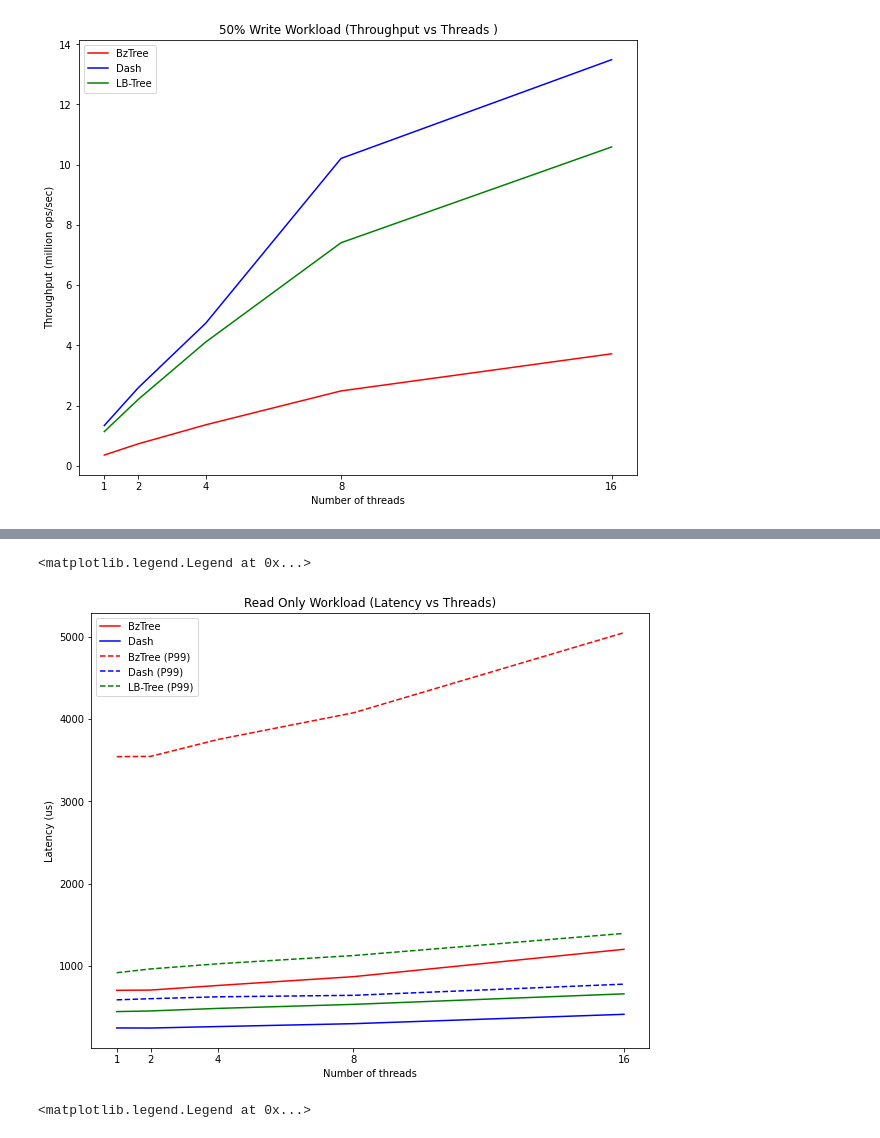
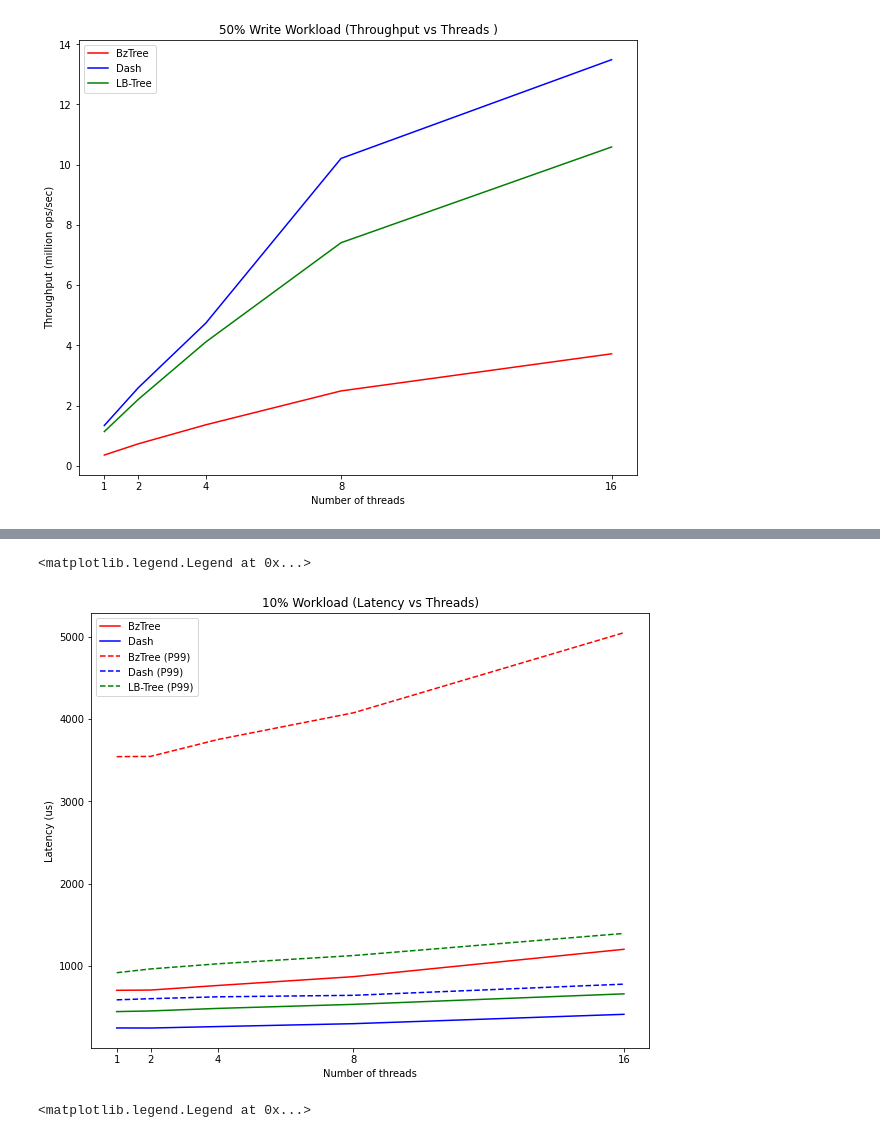
Before and after one commit to nisargshah95/Comparison-of-Indexes-for-PMem, a Jupyter notebook: CS764.ipynb, the cells around one changed output, grey strips where cells are left out. Cells and saved outputs as stored; diff of their text form; code cells hidden in the pictures.

```diff
--- a/CS764.ipynb
+++ b/CS764.ipynb
@@ -132,23 +130,23 @@ plt.legend(handles=[bzMedianReadOnlyLine, dMedianReadOnlyLine, bz99LatencyReadOn
 # %%
 # 10% writes - LATENCY VS THREADS (ACROSS TREES)
 
 plt.figure(figsize=(10,8))
 bzMedian10WriteLine, = plt.plot(threads, bztree_10_p50, color = colors[0], label = 'BzTree')
 dMedianLatency10Write, = plt.plot(threads, dash_10_p50, color = colors[1], label = 'Dash')
 lReadOnlyLine, = plt.plot(threads, lbtree_10_p50, color=colors[2], label = 'LB-Tree')
 
 bz99Latency10WriteLine, = plt.plot(threads, bztree_10_p99, '--', color= colors[0], label = 'BzTree (P99)')
 d99Latency10WriteLine, = plt.plot(threads, dash_10_p99, '--', color= colors[1], label = 'Dash (P99)')
 l99Latency10WriteLine, = plt.plot(threads, lbtree_10_p99, '--', color= colors[2], label = 'LB-Tree (P99)')
 
 plt.xlabel(xlabel)
 plt.xticks(threads)
 plt.ylabel(lat_ylabel)
-plt.title('Read Only Workload (Latency vs Threads)')
+plt.title('10% Workload (Latency vs Threads)')
 plt.legend(handles=[bzMedian10WriteLine, dMedianLatency10Write, bz99Latency10WriteLine, d99Latency10WriteLine, l99Latency10WriteLine])
 # %% [output]
 <matplotlib.legend.Legend at 0x...>
-[figure, old version]
+[figure, new version]
 # %%
 # 50% writes - LATENCY VS THREADS (ACROSS TREES)
 
```
Also changed, not shown: parts of 9 cells of this notebook.
